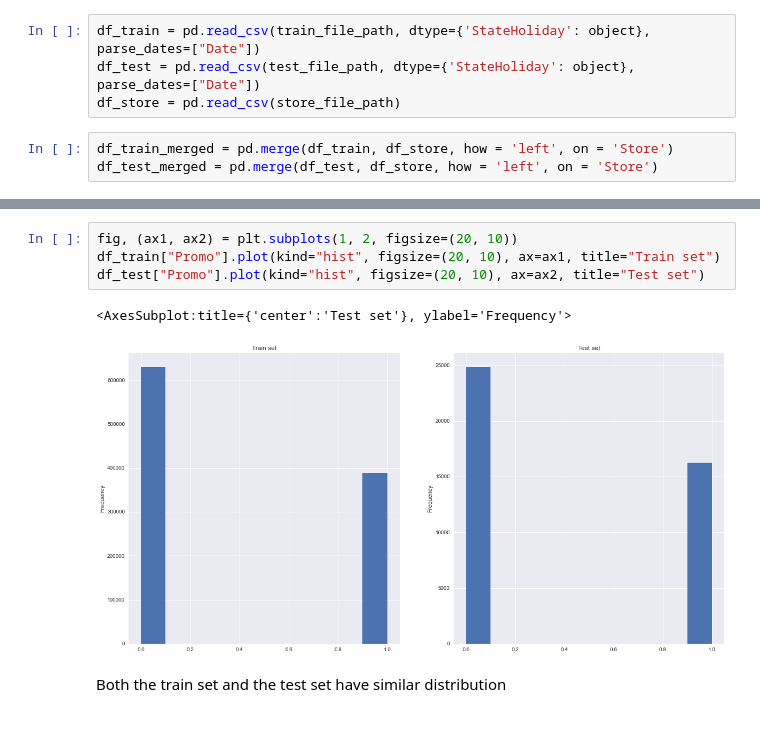
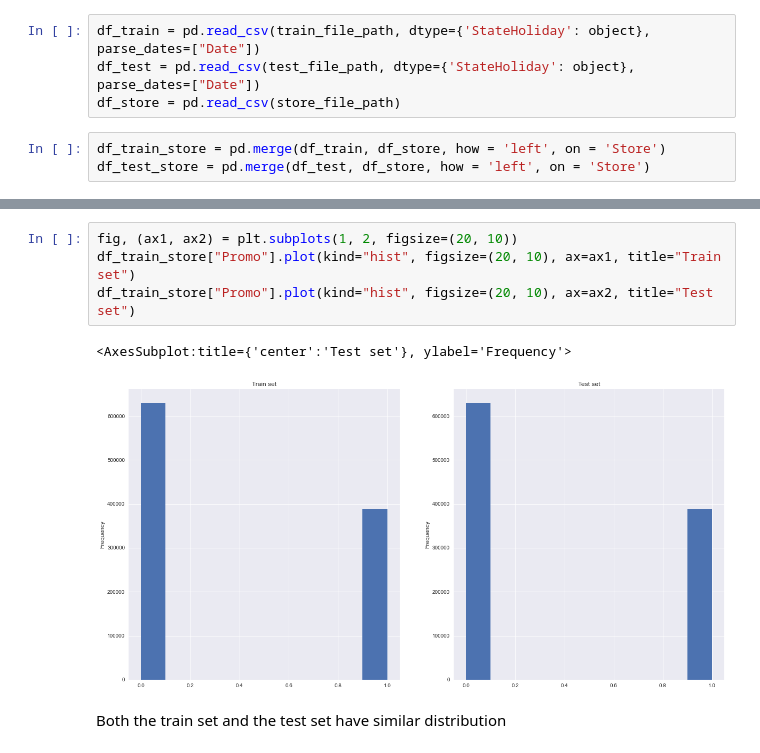
Before and after one commit to nahomfix/Pharmaceutical-Sales, a Jupyter notebook: notebooks/eda.ipynb, the cells around one changed output, grey strips where cells are left out. Saved outputs shown, nothing was run; the diff lists cells and outputs as text.

```diff
--- a/notebooks/eda.ipynb
+++ b/notebooks/eda.ipynb
@@ -21,6 +22,6 @@ df_train = pd.read_csv(train_file_path, dtype={'StateHoliday': object}, parse_da
 df_test = pd.read_csv(test_file_path, dtype={'StateHoliday': object}, parse_dates=["Date"])
 df_store = pd.read_csv(store_file_path)
 # %%
-df_train_merged = pd.merge(df_train, df_store, how = 'left', on = 'Store')
-df_test_merged = pd.merge(df_test, df_store, how = 'left', on = 'Store')
+df_train_store = pd.merge(df_train, df_store, how = 'left', on = 'Store')
+df_test_store = pd.merge(df_test, df_store, how = 'left', on = 'Store')
 # %%
@@ -67,10 +79,10 @@ max      1.000000e+00
 Name: Promo, dtype: float64
 # %%
 fig, (ax1, ax2) = plt.subplots(1, 2, figsize=(20, 10))
-df_train["Promo"].plot(kind="hist", figsize=(20, 10), ax=ax1, title="Train set")
-df_test["Promo"].plot(kind="hist", figsize=(20, 10), ax=ax2, title="Test set")
+df_train_store["Promo"].plot(kind="hist", figsize=(20, 10), ax=ax1, title="Train set")
+df_train_store["Promo"].plot(kind="hist", figsize=(20, 10), ax=ax2, title="Test set")
 # %% [output]
 <AxesSubplot:title={'center':'Test set'}, ylabel='Frequency'>
-[figure, old version]
+[figure, new version]
 # %% [markdown]
 Both the train set and the test set have similar distribution
```
Also changed, not shown: parts of 37 cells of this notebook, 1 other file.
